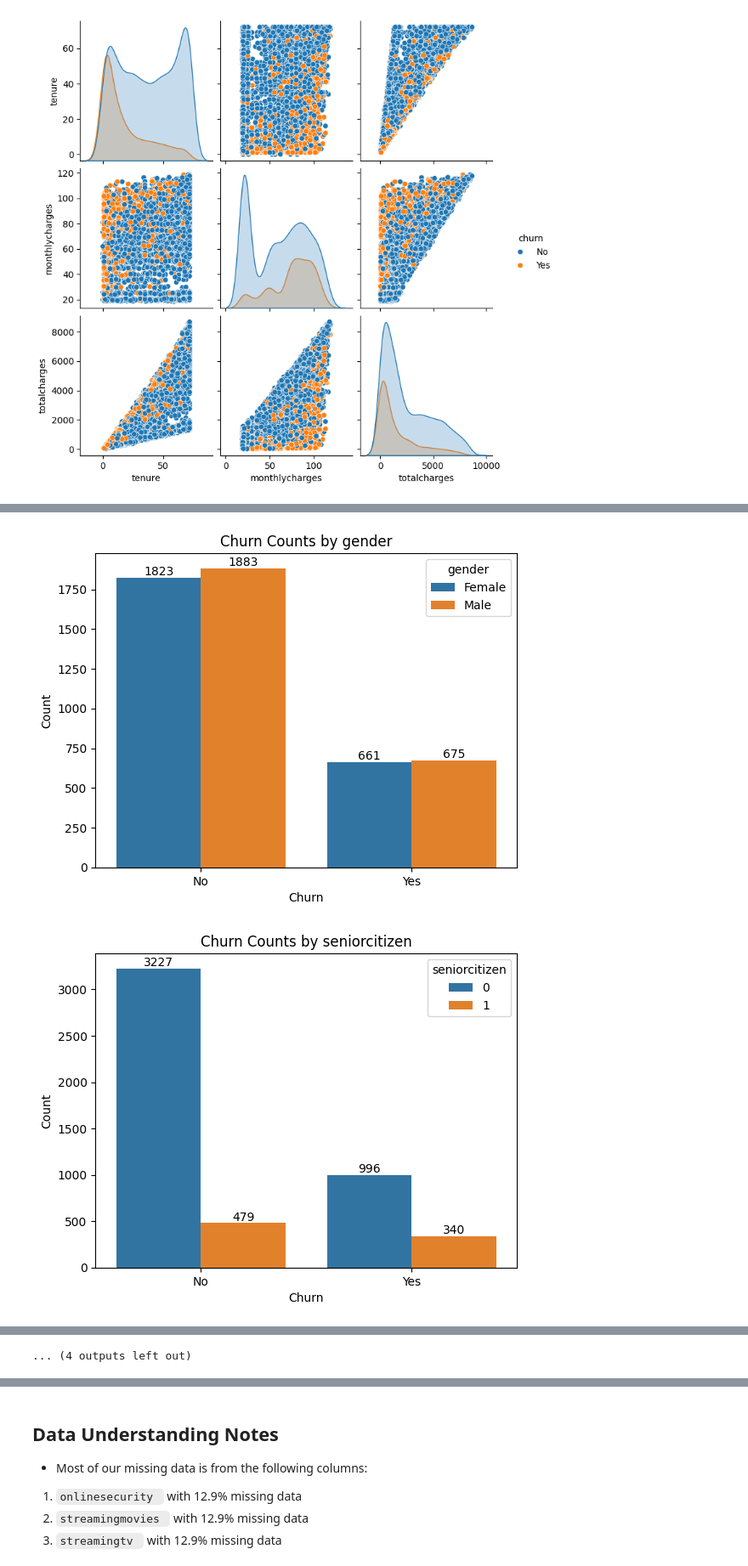
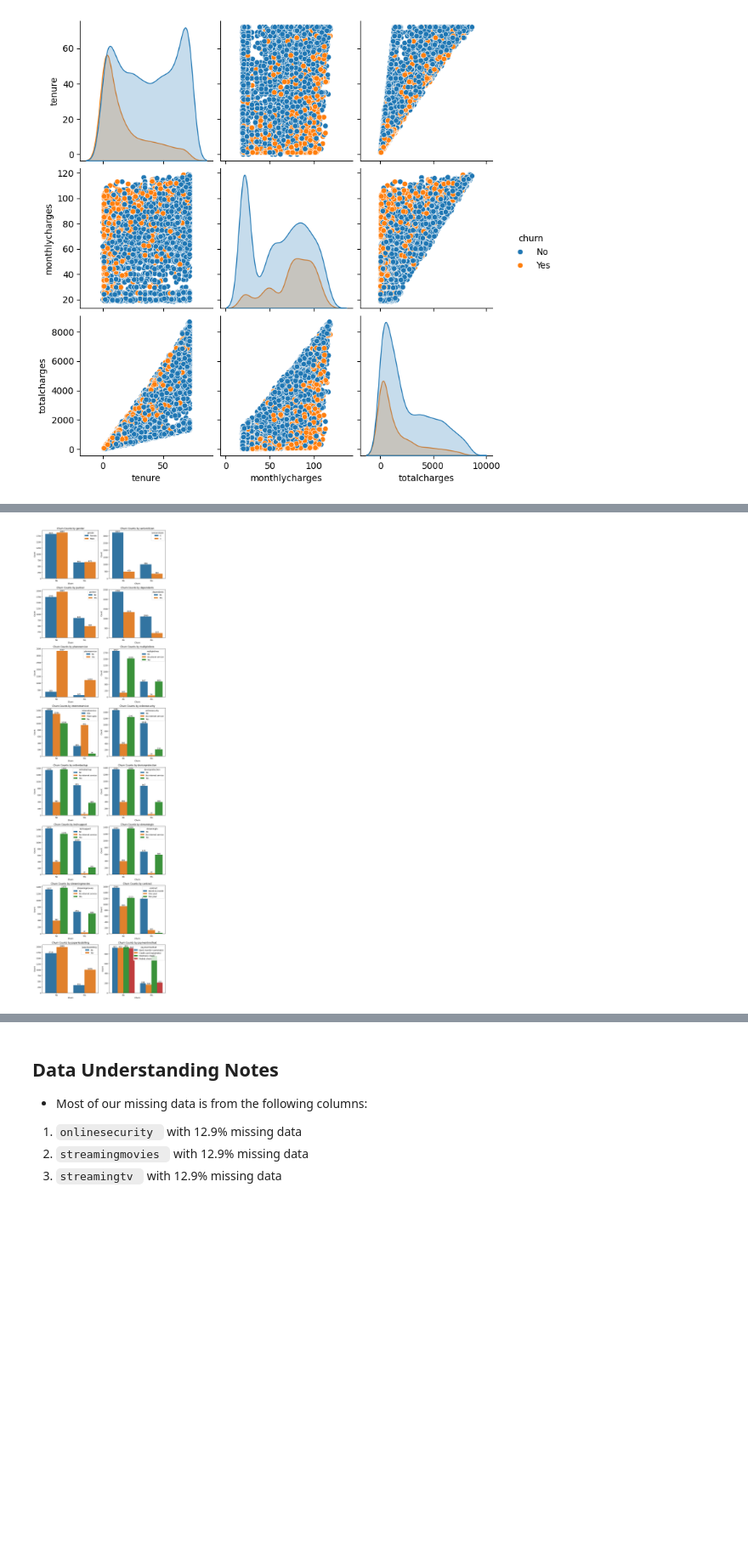
Before and after one commit to murithidenisgitobu/Vodafone_Corporation_Customer_Churn_Prediction, a Jupyter notebook: Customer_Churn_Prediction_Notebook.ipynb, the cells around one changed output, grey strips where cells are left out. Shown at 85% size. Cells and saved outputs as stored; diff of their text form; code cells hidden in the pictures; blank space fills up the shorter version.

```diff
--- a/Customer_Churn_Prediction_Notebook.ipynb
+++ b/Customer_Churn_Prediction_Notebook.ipynb
@@ -465,16 +455,17 @@ plt.show()
 # %%
 def catcols_bivariate(df):
-    catcols=df.select_dtypes(include='object')
-    for col in catcols:
-        if col !='churn':
-          ax=sns.barplot(data=df.groupby([col, 'churn']).size().reset_index(name='count'), x='churn', y='count', hue=col)
-          plt.xlabel('Churn')
-          plt.ylabel('Count')
-          plt.title(f'Churn Counts by {col}')
-          for i in ax.containers:
-              plt.bar_label(i,)
-          plt.show()
+    catcols = df.select_dtypes(include='object').columns
+    n = min(len(catcols), 16)
+    fig, axes = plt.subplots(8, 2, figsize=(10, 35))
+    for ax, col in zip(axes.flat, catcols[:n]):
+        sns.barplot(data=df.groupby([col, 'churn']).size().reset_index(name='count'), x='churn', y='count', hue=col, ax=ax)
+        for container in ax.containers:
+            ax.bar_label(container)
+        ax.set(xlabel='Churn', ylabel='Count', title=f'Churn Counts by {col}')
+        plt.tight_layout()
+    plt.show()
+
+# Assuming train_data is your DataFrame
 catcols_bivariate(train_data)
 # %% [output]
-[figure, old version]
+[figure, new version]
-[figure, removed]
@@ -491 +471,0 @@ catcols_bivariate(train_data)
-... (4 outputs left out)
```
Also changed, not shown: parts of 10 cells of this notebook.
